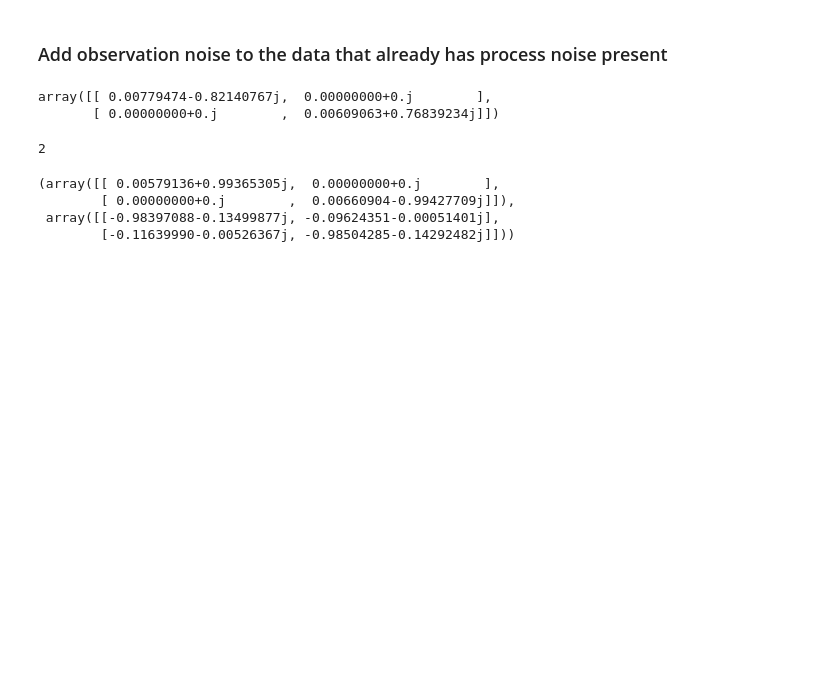
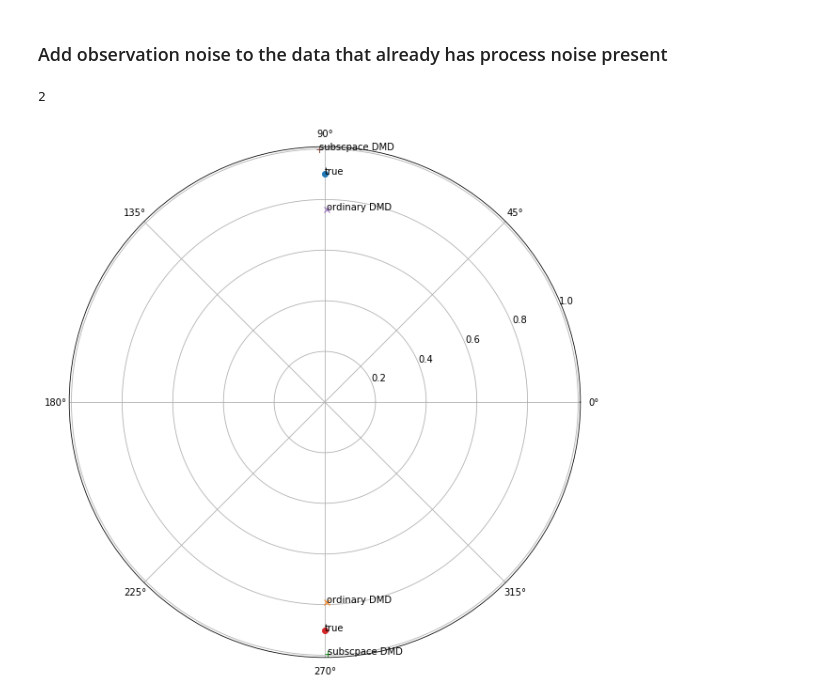
Before and after one commit to mattma1970/learning, a Jupyter notebook: pySubspace.ipynb, the cells around one changed output. Drawn from its saved outputs; the diff is of its cells as text; code cells hidden in the pictures; blank space fills up the shorter version.

```diff
--- a/pySubspace.ipynb
+++ b/pySubspace.ipynb
@@ -171,17 +167,4 @@ Y=Y+obs_noise # add observation noise, same to each co-ordinate
 # %%
 ## Do exact DMD
 rank= np.linalg.matrix_rank(Y)
-lam,v,w =ordDMD(Y[:,0:(intDataCount-1)],Y[:,1:intDataCount],rank)
+lam_ord,v,w =ordDMD(Y[:,0:(intDataCount-1)],Y[:,1:intDataCount],rank)
-# %%
-lam
-# %% [output]
-array([[ 0.00779474-0.82140767j,  0.00000000+0.j        ],
-       [ 0.00000000+0.j        ,  0.00609063+0.76839234j]])
-# %%
-subspaceDMD(Y,rank)
-# %% [output]
-2
-(array([[ 0.00579136+0.99365305j,  0.00000000+0.j        ],
-        [ 0.00000000+0.j        ,  0.00660904-0.99427709j]]),
- array([[-0.98397088-0.13499877j, -0.09624351-0.00051401j],
-        [-0.11639990-0.00526367j, -0.98504285-0.14292482j]]))
@@ -189,0 +171,23 @@ fig=plt.figure((15,15))
+# %%
+## Run Subspace DMD
+lam_sub = subspaceDMD(Y,rank)[0]
+# %% [output]
+2
+# %%
+# get data in polar coordinates for plotting
+ord_polar = convertPolar(np.diagonal(lam))
+sub_polar = convertPolar(np.diagonal(lam_sub))
+true_polar = convertPolar(np.array(lam_true))
+# %%
+fig=plt.figure(figsize=(10,10))
+ax=fig.add_subplot(111,polar=True)
+
+for i in range(0,2):
+    ax.plot([true_polar[1,i]],[true_polar[0,i]],'o')
+    ax.annotate('true', xy=(true_polar[1,i],true_polar[0,i]))
+    ax.plot([ord_polar[1,i]],[ord_polar[0,i]],'x')
+    ax.annotate('ordinary DMD', xy=(ord_polar[1,i],ord_polar[0,i]))
+    ax.plot([sub_polar[1,i]],[sub_polar[0,i]],'+')
+    ax.annotate('subscpace DMD', xy=(sub_polar[1,i],sub_polar[0,i]))
+# %% [output]
+[figure, added]
```
Also changed, not shown: parts of 15 cells of this notebook.
